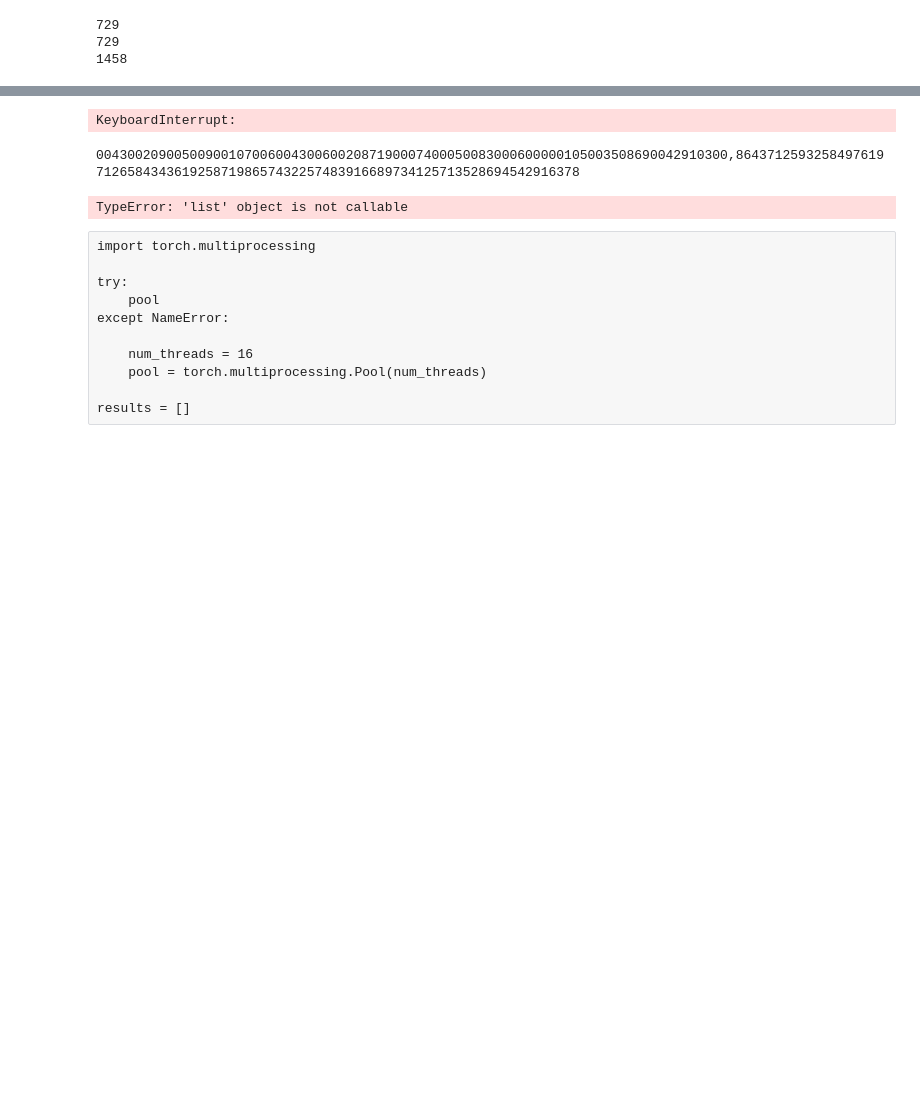
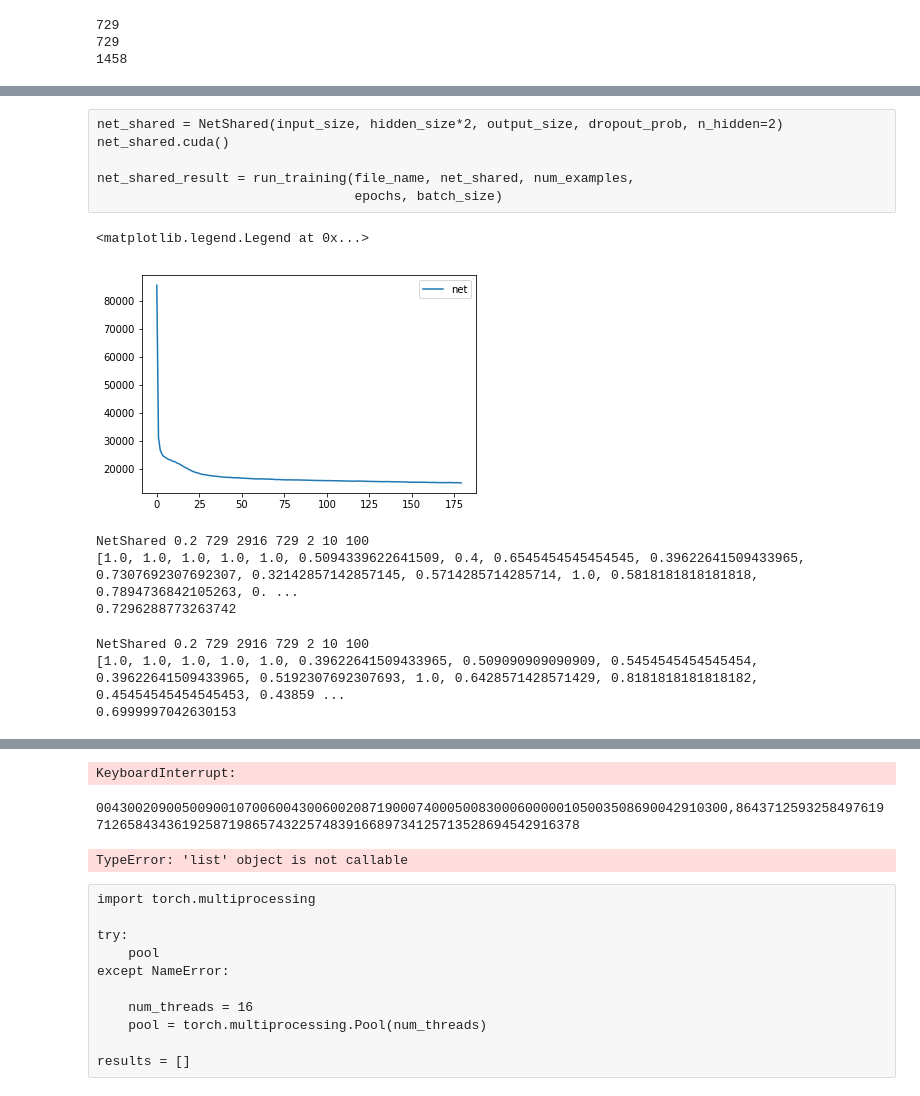
Before and after one commit to spencebeecher/Notebooks, a Jupyter notebook: deep_sudoku/torch_sudoku.ipynb, the cells around one changed output, grey strips where cells are left out. Saved outputs shown, nothing was run; the diff lists cells and outputs as text; code cells hidden in the pictures; blank space fills up the shorter version.

```diff
--- a/deep_sudoku/torch_sudoku.ipynb
+++ b/deep_sudoku/torch_sudoku.ipynb
@@ -93,4 +31,7 @@ file_name = 'kaggle_sudoku.csv'
 # %%
+file_name = 'sudoku.csv'
+#eval_file_name = 'sudoku_eval.dat'
+
 with open(file_name, 'r') as f:
     puz_x, puz_y = get_x_y(f, batches=1)
 
@@ -162,0 +100,36 @@ def accuracy(answer, puzzle, prediction):
+# %% [raw]
+net_shared = NetShared(input_size, hidden_size*2, output_size, dropout_prob, n_hidden=2)
+net_shared.cuda()
+
+net_shared_result = run_training(file_name, net_shared, num_examples,
+                                 epochs, batch_size)
+# %%
+dropout_prob = 0.2
+net_shared2 = NetShared(input_size, hidden_size*2, output_size, dropout_prob, n_hidden=2)
+net_shared2.cuda()
+
+
+num_examples = 900000
+
+
+epochs = 10
+
+batch_size = 100
+
+
+net_shared_result2 = run_training('sudoku_shuffle_final.csv', net_shared2, num_examples,
+                                 epochs, batch_size)
+# %%
+#plt.plot(logistic_result[1])
+plt.plot(net_shared_result2[1], label='net')
+
+plt.legend()
+# %% [output]
+<matplotlib.legend.Legend at 0x...>
+[figure, added]
+# %%
+eval_and_score_puzzle(net_shared)
+# %% [output]
+NetShared 0.2 729 2916 729 2 10 100
+[1.0, 1.0, 1.0, 1.0, 1.0, 0.5094339622641509, 0.4, 0.6545454545454545, 0.39622641509433965, 0.7307692307692307, 0.32142857142857145, 0.5714285714285714, 1.0, 0.5818181818181818, 0.7894736842105263, 0. ...
+0.7296288773263742
@@ -163,3 +138,9 @@ def accuracy(answer, puzzle, prediction):
+# %%
+eval_and_score_puzzle(net_shared2)
+# %% [output]
+NetShared 0.2 729 2916 729 2 10 100
+[1.0, 1.0, 1.0, 1.0, 1.0, 0.39622641509433965, 0.509090909090909, 0.5454545454545454, 0.39622641509433965, 0.5192307692307693, 1.0, 0.6428571428571429, 0.8181818181818182, 0.45454545454545453, 0.43859 ...
+0.6999997042630153
 # %%
 class LogisticRegression(torch.nn.Module):
     def __init__(self):
```
Also changed, not shown: parts of 32 cells of this notebook, 2 other files.
